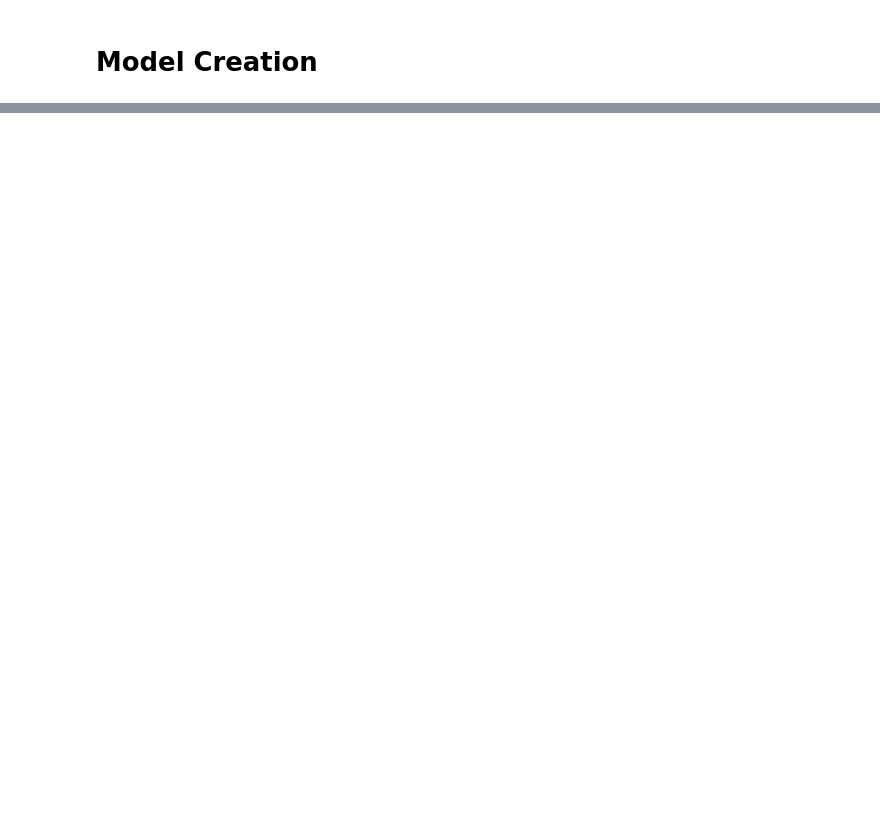
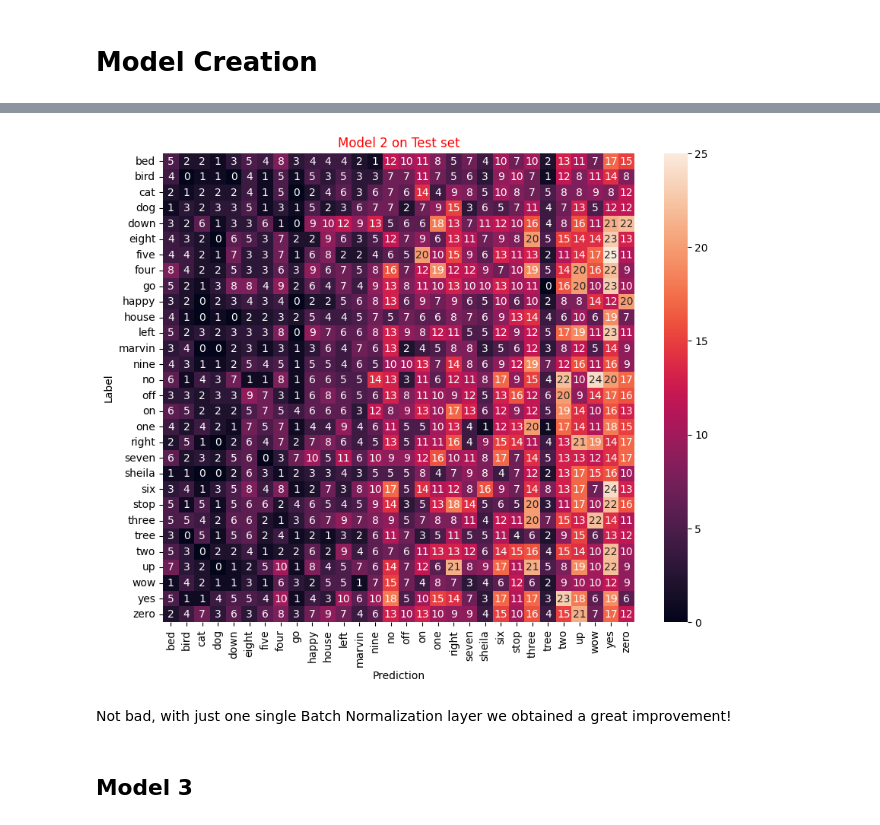
Before and after one commit to RiccardoRomeo01/Deep-Learning-Project-Work, a Jupyter notebook: DL_Project_Work.ipynb, the cells around one changed output, grey strips where cells are left out. Drawn from its saved outputs; the diff is of its cells as text; code cells hidden in the pictures; blank space fills up the shorter version.

```diff
--- a/DL_Project_Work.ipynb
+++ b/DL_Project_Work.ipynb
@@ -542,0 +773,3 @@ Epoch 10/10
+# %%
+plot_confusion_matrix(model2, test_ds, class_list, title="Model 2 on Test set")
+# %% [output]
@@ -542,0 +777,5 @@ Epoch 10/10
+[figure, added]
+# %% [markdown]
+Not bad, with just one single Batch Normalization layer we obtained a great improvement!
+# %% [markdown]
+## Model 3
```
Also changed, not shown: parts of 74 cells of this notebook.
